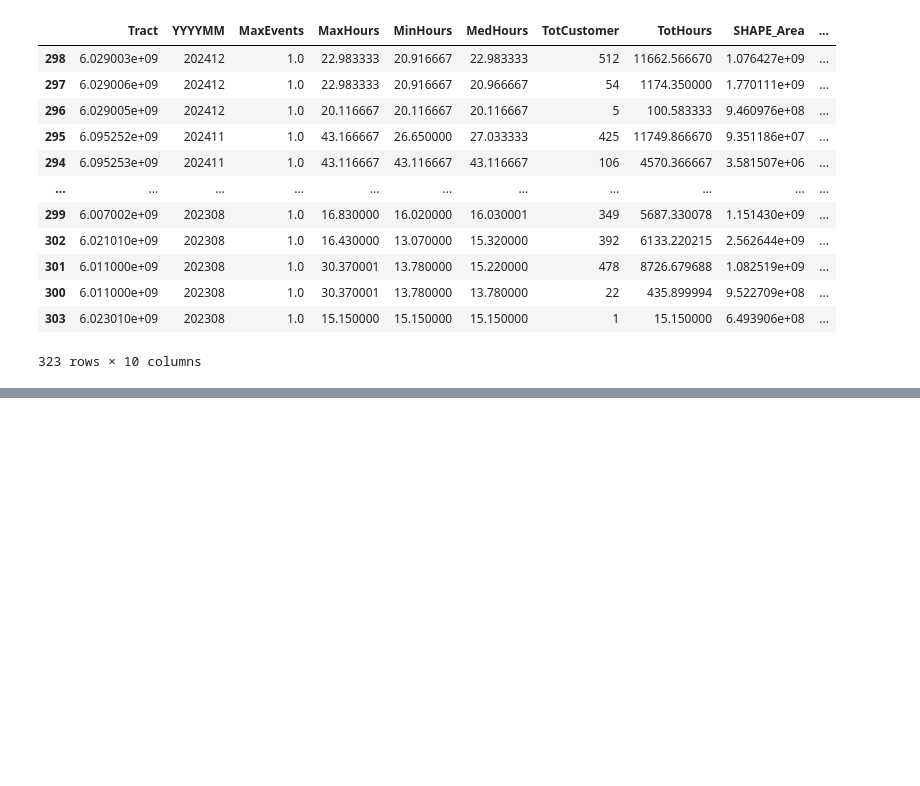
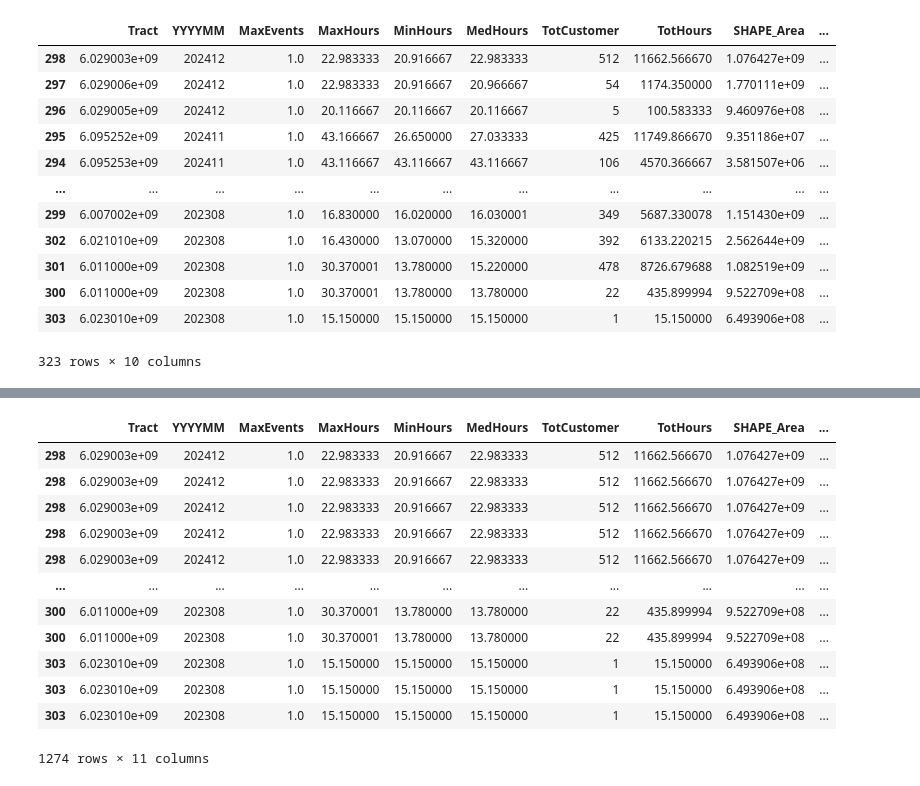
Before and after one commit to JoeyyZhang/ML-based-PSPS-Events-Prediction, a Jupyter notebook: Cleaning_merging.ipynb, the cells around one changed output, grey strips where cells are left out. Drawn from its saved outputs; the diff is of its cells as text; code cells hidden in the pictures; blank space fills up the shorter version.

```diff
--- a/Cleaning_merging.ipynb
+++ b/Cleaning_merging.ipynb
@@ -176,0 +198,30 @@ PGE_tracts
+# %%
+PGE_combined = PGE_combined.to_crs(Counties_df.crs)
+
+# Perform the spatial join, keeping all columns from PGE_combined
+PGE_combined = gpd.sjoin(
+    PGE_combined,
+    Counties_df[['NAME', 'geometry']],
+    how='left',
+    predicate='intersects'
+)
+
+PGE_combined = PGE_combined.rename(columns={'NAME': 'County'})
+
+PGE_combined = PGE_combined.drop(columns='index_right')
+
+PGE_combined
+# %% [output]
+|  | Tract | YYYYMM | MaxEvents | MaxHours | MinHours | MedHours | TotCustomer | TotHours | SHAPE_Area | ... |
+| 298 | 6.029003e+09 | 202412 | 1.0 | 22.983333 | 20.916667 | 22.983333 | 512 | 11662.566670 | 1.076427e+09 | ... |
+| 298 | 6.029003e+09 | 202412 | 1.0 | 22.983333 | 20.916667 | 22.983333 | 512 | 11662.566670 | 1.076427e+09 | ... |
+| 298 | 6.029003e+09 | 202412 | 1.0 | 22.983333 | 20.916667 | 22.983333 | 512 | 11662.566670 | 1.076427e+09 | ... |
+| 298 | 6.029003e+09 | 202412 | 1.0 | 22.983333 | 20.916667 | 22.983333 | 512 | 11662.566670 | 1.076427e+09 | ... |
+| 298 | 6.029003e+09 | 202412 | 1.0 | 22.983333 | 20.916667 | 22.983333 | 512 | 11662.566670 | 1.076427e+09 | ... |
+| ... | ... | ... | ... | ... | ... | ... | ... | ... | ... | ... |
+| 300 | 6.011000e+09 | 202308 | 1.0 | 30.370001 | 13.780000 | 13.780000 | 22 | 435.899994 | 9.522709e+08 | ... |
+| 300 | 6.011000e+09 | 202308 | 1.0 | 30.370001 | 13.780000 | 13.780000 | 22 | 435.899994 | 9.522709e+08 | ... |
+| 303 | 6.023010e+09 | 202308 | 1.0 | 15.150000 | 15.150000 | 15.150000 | 1 | 15.150000 | 6.493906e+08 | ... |
+| 303 | 6.023010e+09 | 202308 | 1.0 | 15.150000 | 15.150000 | 15.150000 | 1 | 15.150000 | 6.493906e+08 | ... |
+| 303 | 6.023010e+09 | 202308 | 1.0 | 15.150000 | 15.150000 | 15.150000 | 1 | 15.150000 | 6.493906e+08 | ... |
+1274 rows × 11 columns
```
Also changed, not shown: parts of 5 cells of this notebook.
